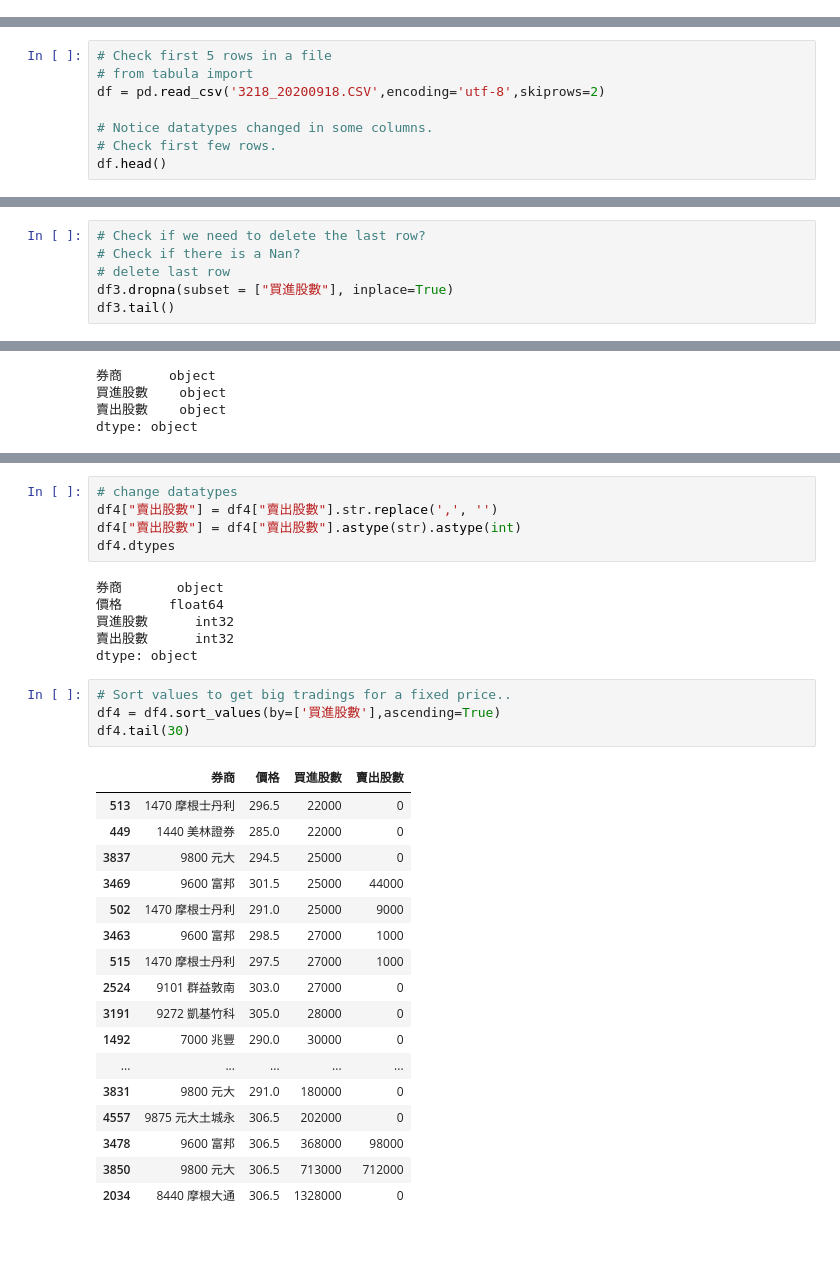
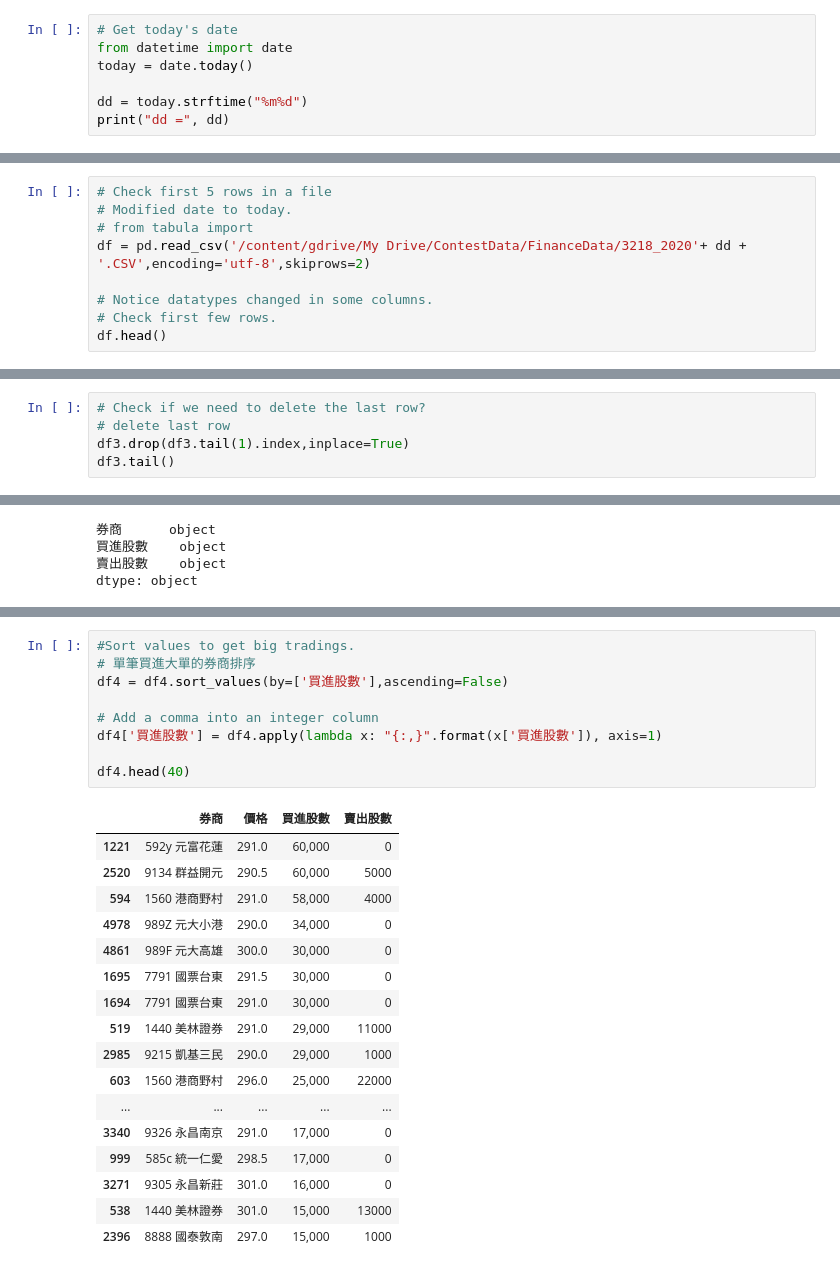
Before and after one commit to cwcheng0/practicepython, a Jupyter notebook: TaiwanStockCountOTC_3218.ipynb, the cells around one changed output, grey strips where cells are left out. Saved outputs shown, nothing was run; the diff lists cells and outputs as text; blank space fills up the shorter version.

```diff
--- a/TaiwanStockCountOTC_3218.ipynb
+++ b/TaiwanStockCountOTC_3218.ipynb
@@ -8,0 +51,7 @@ import numpy as np
+# %%
+# Get today's date
+from datetime import date
+today = date.today()
+
+dd = today.strftime("%m%d")
+print("dd =", dd)
@@ -9,7 +60,8 @@ import numpy as np
 # %%
 # Check first 5 rows in a file
+# Modified date to today.
 # from tabula import
-df = pd.read_csv('3218_20200918.CSV',encoding='utf-8',skiprows=2)
+df = pd.read_csv('/content/gdrive/My Drive/ContestData/FinanceData/3218_2020'+ dd + '.CSV',encoding='utf-8',skiprows=2)
 
 # Notice datatypes changed in some columns.
 # Check first few rows.
@@ -102,8 +158,7 @@ df3.tail()
 # %%
 # Check if we need to delete the last row?
-# Check if there is a Nan?
 # delete last row
-df3.dropna(subset = ["買進股數"], inplace=True)
+df3.drop(df3.tail(1).index,inplace=True)
 df3.tail()
 # %% [output]
 |  | 序號 | 券商 | 價格 | 買進股數 | 賣出股數 |
@@ -296,35 +354,29 @@ df4.dtypes
 dtype: object
-# %%
-# change datatypes
-df4["賣出股數"] = df4["賣出股數"].str.replace(',', '')
-df4["賣出股數"] = df4["賣出股數"].astype(str).astype(int)
-df4.dtypes
-# %% [output]
-券商       object
-價格      float64
-買進股數      int32
-賣出股數      int32
-dtype: object
 # %%
-# Sort values to get big tradings for a fixed price..
-df4 = df4.sort_values(by=['買進股數'],ascending=True)
-df4.tail(30)
+#Sort values to get big tradings.
+# 單筆買進大單的券商排序
+df4 = df4.sort_values(by=['買進股數'],ascending=False)
+
+# Add a comma into an integer column
+df4['買進股數'] = df4.apply(lambda x: "{:,}".format(x['買進股數']), axis=1)
+
+df4.head(40)
 # %% [output]
 |  | 券商 | 價格 | 買進股數 | 賣出股數 |
-| 513 | 1470 摩根士丹利 | 296.5 | 22000 | 0 |
-| 449 | 1440 美林證券 | 285.0 | 22000 | 0 |
-| 3837 | 9800 元大 | 294.5 | 25000 | 0 |
-| 3469 | 9600 富邦 | 301.5 | 25000 | 44000 |
-| 502 | 1470 摩根士丹利 | 291.0 | 25000 | 9000 |
-| 3463 | 9600 富邦 | 298.5 | 27000 | 1000 |
-| 515 | 1470 摩根士丹利 | 297.5 | 27000 | 1000 |
-| 2524 | 9101 群益敦南 | 303.0 | 27000 | 0 |
-| 3191 | 9272 凱基竹科 | 305.0 | 28000 | 0 |
-| 1492 | 7000 兆豐 | 290.0 | 30000 | 0 |
+| 1221 | 592y 元富花蓮 | 291.0 | 60,000 | 0 |
+| 2520 | 9134 群益開元 | 290.5 | 60,000 | 5000 |
+| 594 | 1560 港商野村 | 291.0 | 58,000 | 4000 |
+| 4978 | 989Z 元大小港 | 290.0 | 34,000 | 0 |
+| 4861 | 989F 元大高雄 | 300.0 | 30,000 | 0 |
+| 1695 | 7791 國票台東 | 291.5 | 30,000 | 0 |
+| 1694 | 7791 國票台東 | 291.0 | 30,000 | 0 |
+| 519 | 1440 美林證券 | 291.0 | 29,000 | 11000 |
+| 2985 | 9215 凱基三民 | 290.0 | 29,000 | 1000 |
+| 603 | 1560 港商野村 | 296.0 | 25,000 | 22000 |
 | ... | ... | ... | ... | ... |
-| 3831 | 9800 元大 | 291.0 | 180000 | 0 |
-| 4557 | 9875 元大土城永 | 306.5 | 202000 | 0 |
-| 3478 | 9600 富邦 | 306.5 | 368000 | 98000 |
-| 3850 | 9800 元大 | 306.5 | 713000 | 712000 |
-| 2034 | 8440 摩根大通 | 306.5 | 1328000 | 0 |
+| 3340 | 9326 永昌南京 | 291.0 | 17,000 | 0 |
+| 999 | 585c 統一仁愛 | 298.5 | 17,000 | 0 |
+| 3271 | 9305 永昌新莊 | 301.0 | 16,000 | 0 |
+| 538 | 1440 美林證券 | 301.0 | 15,000 | 13000 |
+| 2396 | 8888 國泰敦南 | 297.0 | 15,000 | 1000 |
 # %%
```
Also changed, not shown: parts of 34 cells of this notebook.
